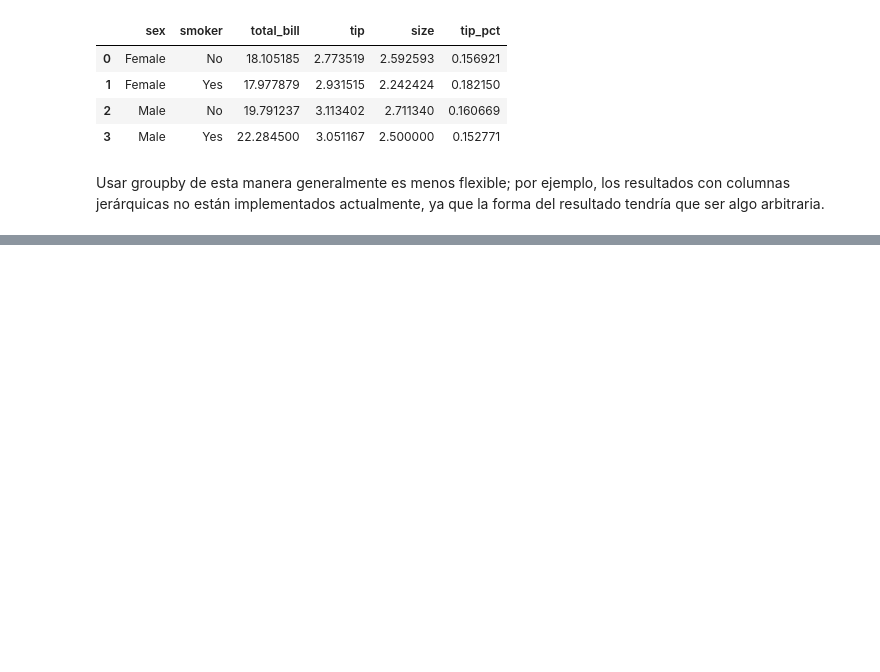
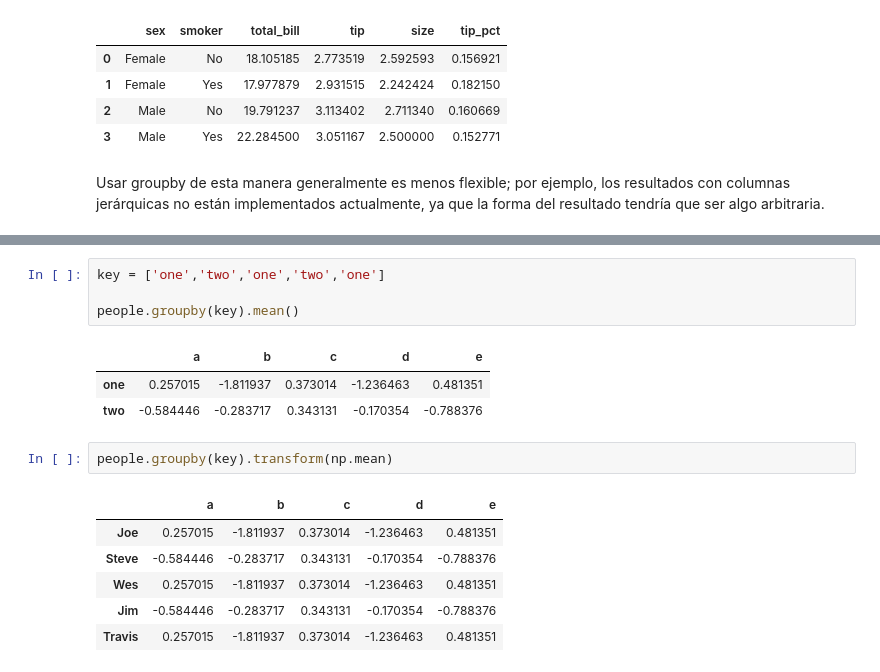
Before and after one commit to MikeAlienpz03/Excel_python, a Jupyter notebook: Chapters/DataAgregation.ipynb, the cells around one changed output, grey strips where cells are left out. Drawn from its saved outputs; the diff is of its cells as text; blank space fills up the shorter version.

```diff
--- a/Chapters/DataAgregation.ipynb
+++ b/Chapters/DataAgregation.ipynb
@@ -699,0 +763,17 @@ pag 280
+# %%
+key = ['one','two','one','two','one']
+
+people.groupby(key).mean()
+# %% [output]
+|  | a | b | c | d | e |
+| one | 0.257015 | -1.811937 | 0.373014 | -1.236463 | 0.481351 |
+| two | -0.584446 | -0.283717 | 0.343131 | -0.170354 | -0.788376 |
+# %%
+people.groupby(key).transform(np.mean)
+# %% [output]
+|  | a | b | c | d | e |
+| Joe | 0.257015 | -1.811937 | 0.373014 | -1.236463 | 0.481351 |
+| Steve | -0.584446 | -0.283717 | 0.343131 | -0.170354 | -0.788376 |
+| Wes | 0.257015 | -1.811937 | 0.373014 | -1.236463 | 0.481351 |
+| Jim | -0.584446 | -0.283717 | 0.343131 | -0.170354 | -0.788376 |
+| Travis | 0.257015 | -1.811937 | 0.373014 | -1.236463 | 0.481351 |
```
Also changed, not shown: parts of 72 cells of this notebook, 3 other files.
